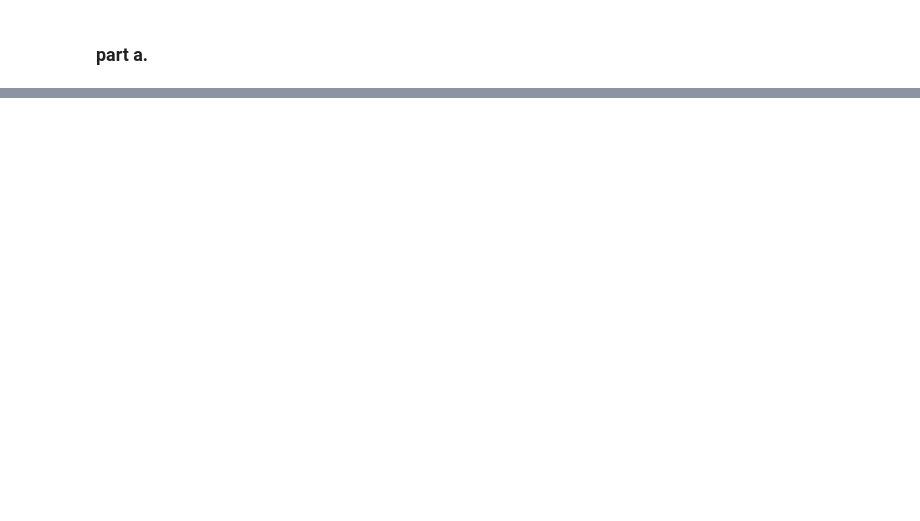
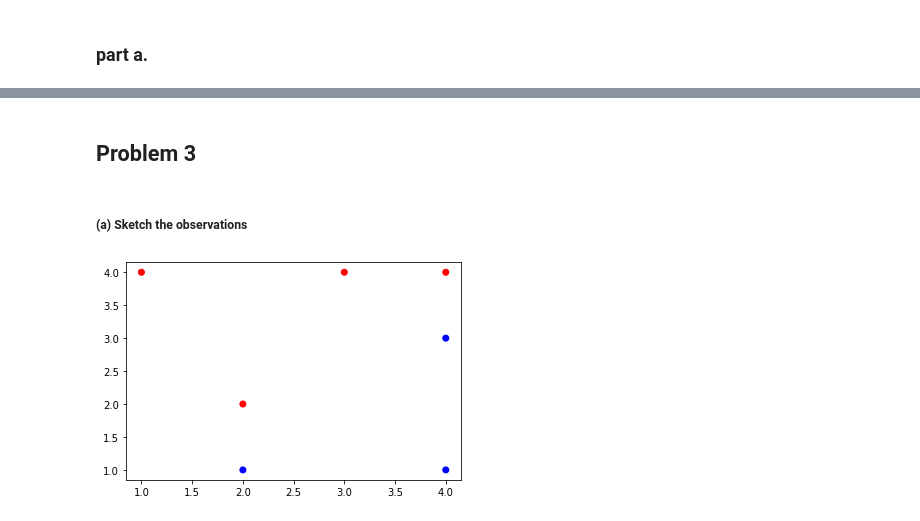
Before and after one commit to sgwlee96/STA142A, a Jupyter notebook: SW_L_HW2.ipynb, the cells around one changed output, grey strips where cells are left out. Cells and saved outputs as stored; diff of their text form; code cells hidden in the pictures; blank space fills up the shorter version.

```diff
--- a/SW_L_HW2.ipynb
+++ b/SW_L_HW2.ipynb
@@ -78,0 +198,13 @@ for i in range(100):
+# %% [markdown]
+## Problem 3
+# %% [markdown]
+##### (a) Sketch the observations
+# %%
+x1 = np.array([3,2,4,1,2,4,4])
+x2 = np.array([4,2,4,4,1,3,1])
+cols = np.array(["red", "red", "red", "red", "blue", "blue", "blue"])
+
+plt.scatter(x1, x2, color = cols)
+plt.show();
+# %% [output]
+[figure, added]
```
Also changed, not shown: parts of 22 cells of this notebook.
